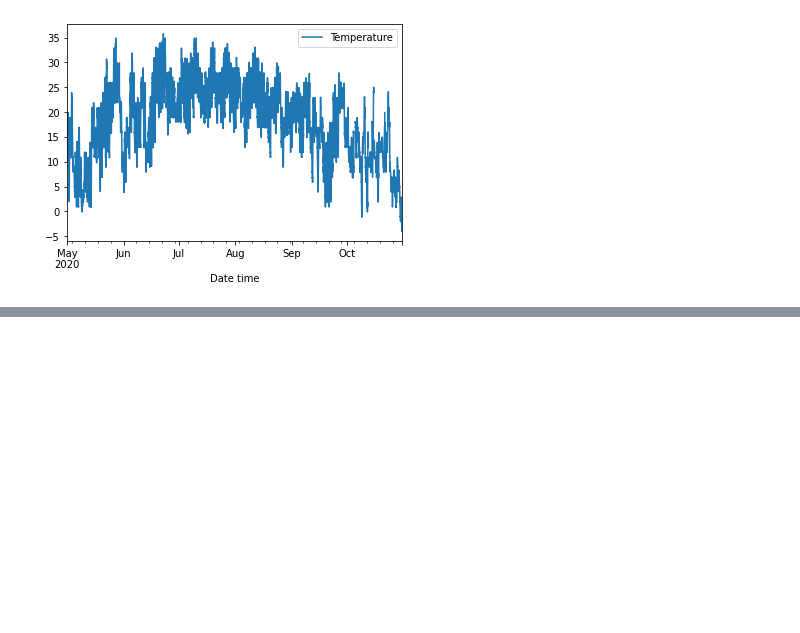
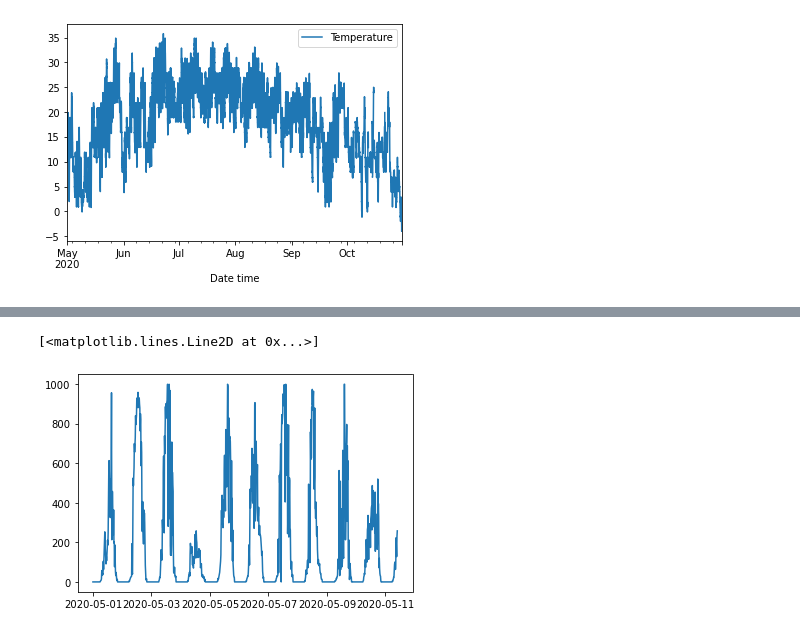
Before and after one commit to yvesdubief/UVM-ME144-Heat-Transfer, a Jupyter notebook: Snow-Cooling/Data-manipulation-1.ipynb, the cells around one changed output, grey strips where cells are left out. Saved outputs shown, nothing was run; the diff lists cells and outputs as text; code cells hidden in the pictures; blank space fills up the shorter version.

```diff
--- a/Snow-Cooling/Data-manipulation-1.ipynb
+++ b/Snow-Cooling/Data-manipulation-1.ipynb
@@ -32,0 +153,6 @@ weather.plot(y="Temperature")
+# %%
+test = weather['Solar Radiation'][:]
+plt.plot(test[:1000])
+# %% [output]
+[<matplotlib.lines.Line2D at 0x...>]
+[figure, added]
```
Also changed, not shown: parts of 12 cells of this notebook, 2 other files.
